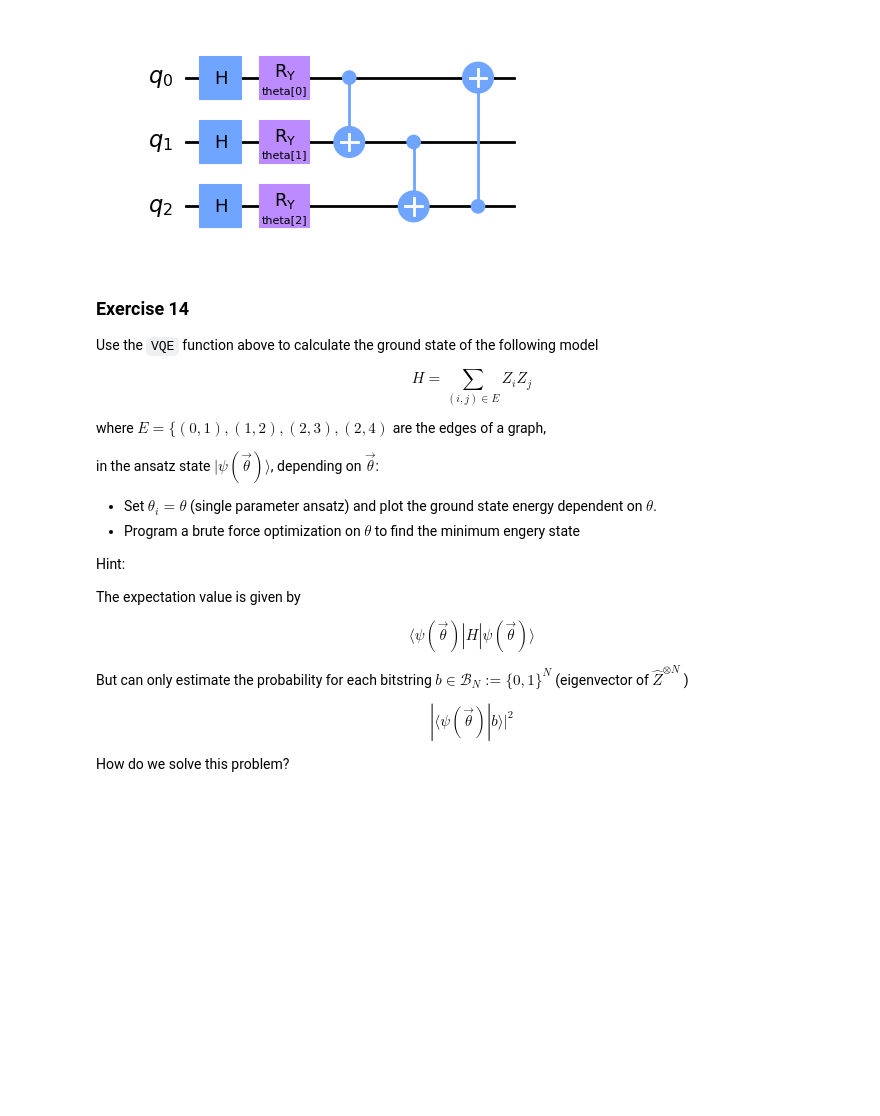
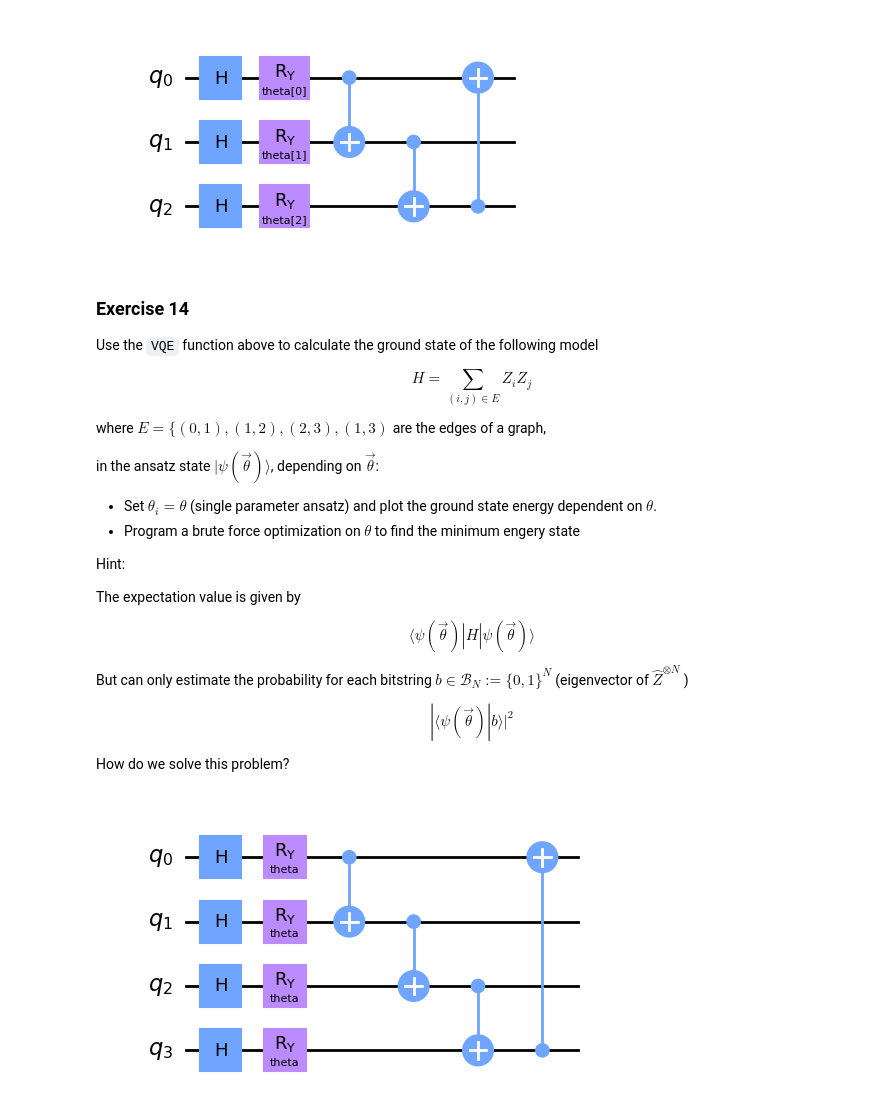
Before and after one commit to FZJ-PGI-12/qc-programming-tutorial, a Jupyter notebook: Tutorial.ipynb, the cells around one changed output. Drawn from its saved outputs; the diff is of its cells as text; code cells hidden in the pictures; blank space fills up the shorter version.

```diff
--- a/Tutorial.ipynb
+++ b/Tutorial.ipynb
@@ -404,8 +492,13 @@ ansatz = QuantumCircuit(num_qubits)
 # ...
 # hint: use ParameterVector
 # %%
-# run this cell to execute the solution
-%run -i solutions/exercise13.py
+# %load solutions/exercise13.py
+thetas = ParameterVector('theta', num_qubits)
+for i in range(num_qubits):
+    ansatz.h(i)
+    ansatz.ry(thetas[i], i)
+for i in range(num_qubits):
+    ansatz.cx(i, (i + 1) % num_qubits)
 # %%
 ansatz.draw('mpl')
 # %% [output]
@@ -420,7 +513,7 @@ $$
 $$
 
 where
-$E = \{(0, 1), (1, 2), (2, 3), (2, 4)$
+$E = \{(0, 1), (1, 2), (2, 3), (1, 3)$
 are the edges of a graph,
 
 in the ansatz state $| \psi(\vec{\theta}) \rangle$, depending on $\vec{\theta}$:
@@ -444,7 +537,15 @@ $$
 
 How do we solve this problem?
 # %%
-# ...
-# fill in you code here
-# ...
-# hints:
+num_qubits = 4
+ansatz = QuantumCircuit(num_qubits)
+theta = Parameter('theta')
+for i in range(num_qubits):
+    ansatz.h(i)
+    ansatz.ry(theta, i)
+for i in range(num_qubits):
+    ansatz.cx(i, (i + 1) % num_qubits)
+# %%
+display(ansatz.draw('mpl'))
+# %% [output]
+[figure, added]
```
Also changed, not shown: parts of 20 cells of this notebook.
